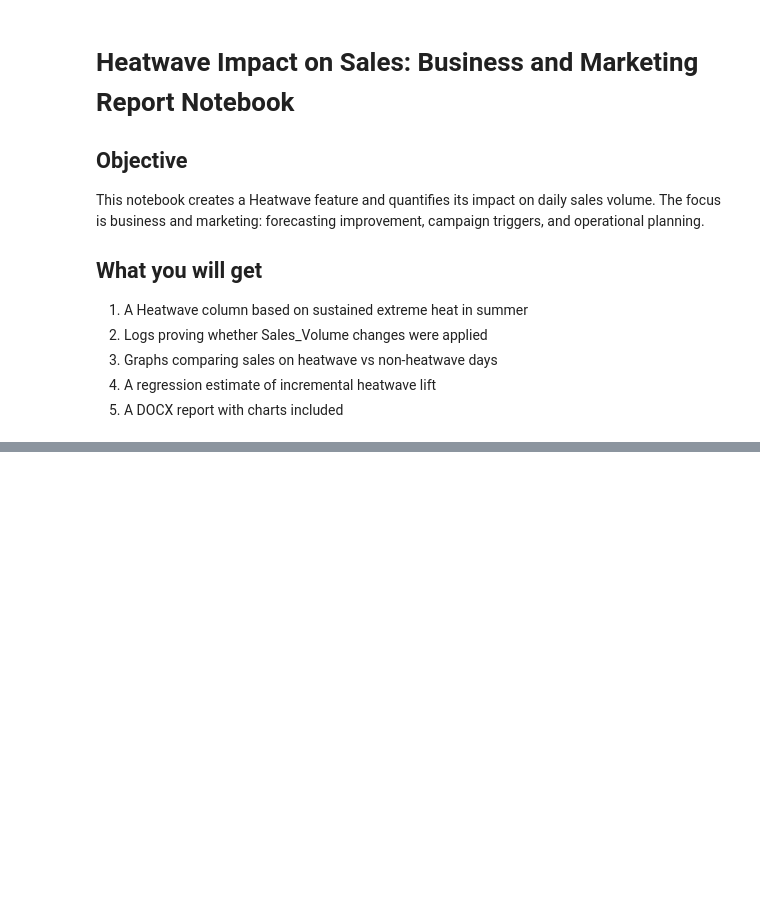
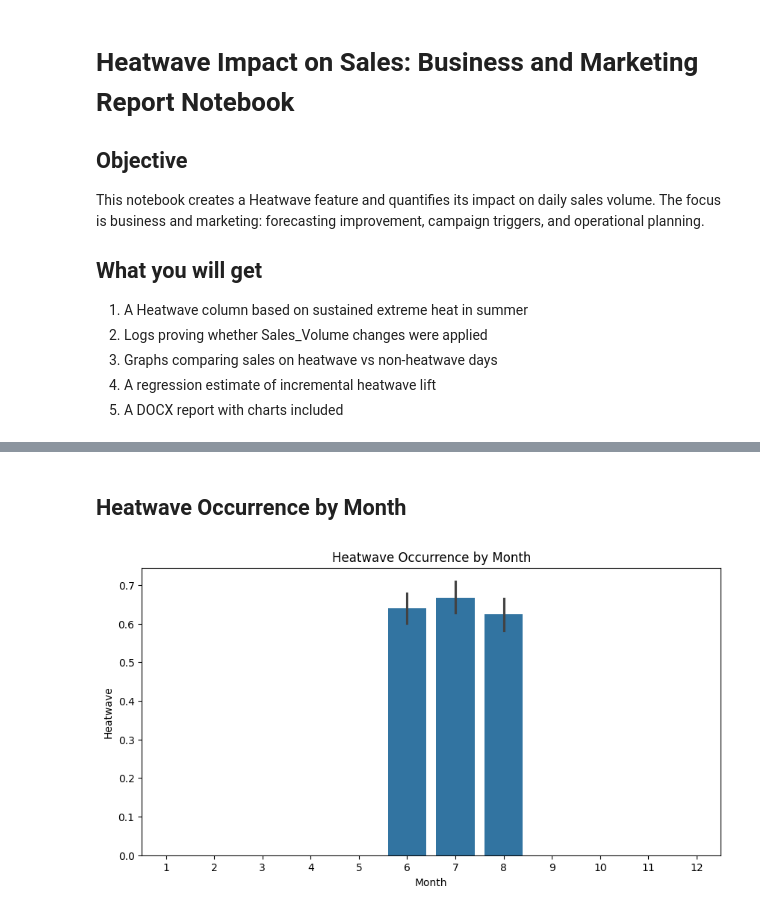
Before and after one commit to biswaskc57/marketing-trends-and-data-analysing, a Jupyter notebook: ch1_coca_cola_data_students.ipynb, the cells around one changed output, grey strips where cells are left out. Saved outputs shown, nothing was run; the diff lists cells and outputs as text; code cells hidden in the pictures; blank space fills up the shorter version.

```diff
--- a/ch1_coca_cola_data_students.ipynb
+++ b/ch1_coca_cola_data_students.ipynb
@@ -764,0 +928,9 @@ The focus is business and marketing: forecasting improvement, campaign triggers,
+# %% [markdown]
+## Heatwave Occurrence by Month
+# %%
+plt.figure(figsize=(10,5))
+sns.barplot(x='Month', y='Heatwave', data=base_df)
+plt.title("Heatwave Occurrence by Month")
+plt.show()
+# %% [output]
+[figure, added]
```
Also changed, not shown: parts of 35 cells of this notebook.
